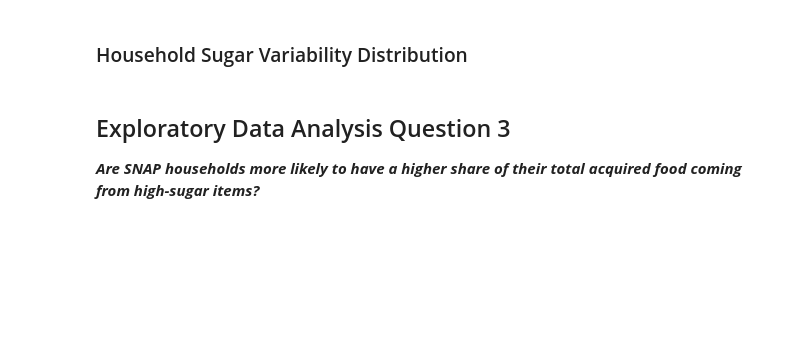
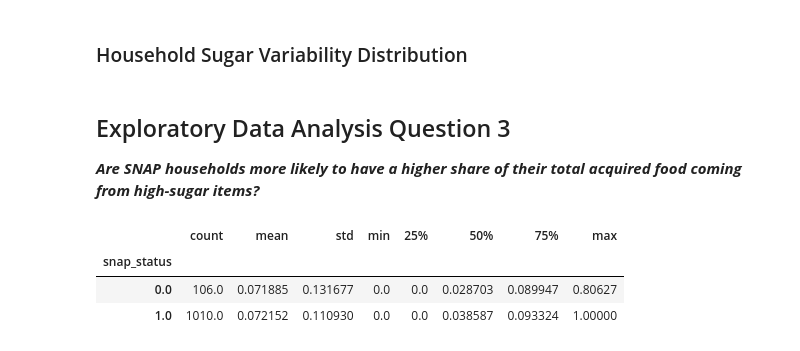
Before and after one commit to seoyunnie/csmodel-mcos, a Jupyter notebook: dataset_analysis.ipynb, the cells around one changed output. Cells and saved outputs as stored; diff of their text form; code cells hidden in the pictures; blank space fills up the shorter version.

```diff
--- a/dataset_analysis.ipynb
+++ b/dataset_analysis.ipynb
@@ -168,3 +168,19 @@ plt.show()
 ## Exploratory Data Analysis Question 3
 
 **_Are SNAP households more likely to have a higher share of their total acquired food coming from high-sugar items?_**
+# %%
+hh_high_sugar_df = (
+    food_df.groupby("hhnum")
+    .agg(total_high_sugar_amount=("high_sugar_amount", "sum"), total_amount=("totgramsedible", "sum"))
+    .reset_index()
+)
+hh_high_sugar_df["high_sugar_share"] = hh_high_sugar_df["total_high_sugar_amount"] / hh_sugar_df["total_amount"]
+# %%
+hh_high_sugar_df = hh_high_sugar_df.merge(hh_df[["hhnum", "snap_status"]], how="left", on="hhnum")
+# %%
+hh_high_sugar_df.groupby("snap_status")["high_sugar_share"].describe()
+# %% [output]
+|  | count | mean | std | min | 25% | 50% | 75% | max |
+| snap_status |  |  |  |  |  |  |  |  |
+| 0.0 | 106.0 | 0.071885 | 0.131677 | 0.0 | 0.0 | 0.028703 | 0.089947 | 0.80627 |
+| 1.0 | 1010.0 | 0.072152 | 0.110930 | 0.0 | 0.0 | 0.038587 | 0.093324 | 1.00000 |
```
Also changed, not shown: parts of 2 cells of this notebook.
